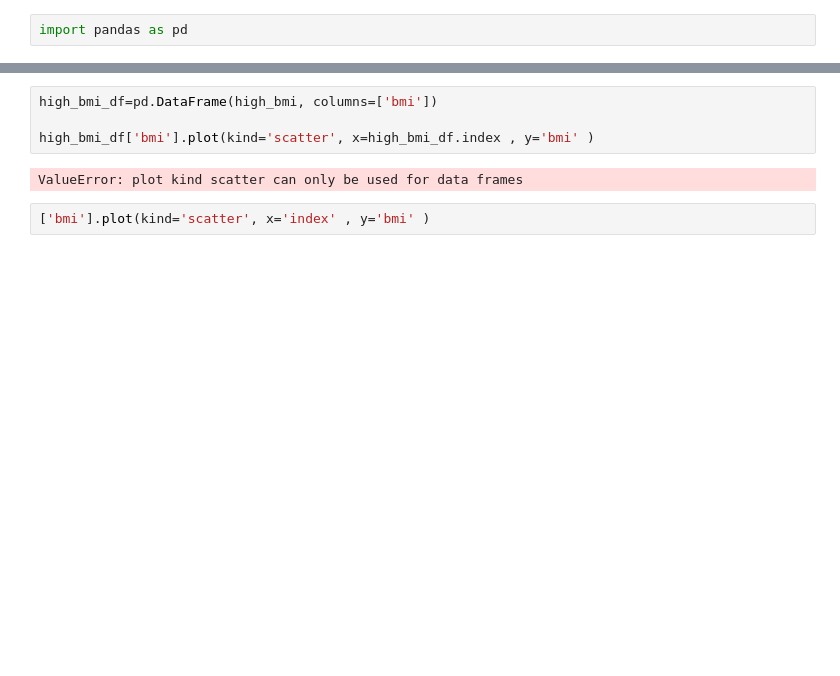
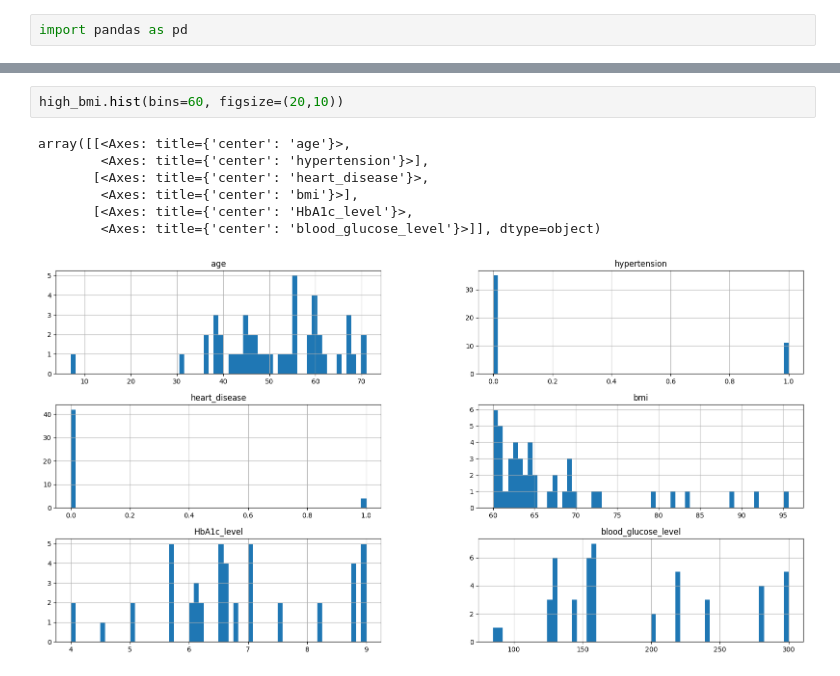
Before and after one commit to P-M-Manmohan/Data-analysis, a Jupyter notebook: analysis.ipynb, the cells around one changed output, grey strips where cells are left out. Drawn from its saved outputs; the diff is of its cells as text; blank space fills up the shorter version.

```diff
--- a/analysis.ipynb
+++ b/analysis.ipynb
@@ -107,8 +151,10 @@ high_bmi
-# %%
-high_bmi_df=pd.DataFrame(high_bmi, columns=['bmi'])
-
-high_bmi_df['bmi'].plot(kind='scatter', x=high_bmi_df.index , y='bmi' )
-# %% [output]
-ValueError: plot kind scatter can only be used for data frames
-# %%
-['bmi'].plot(kind='scatter', x='index' , y='bmi' )
+# %%
+high_bmi.hist(bins=60, figsize=(20,10))
+# %% [output]
+array([[<Axes: title={'center': 'age'}>,
+        <Axes: title={'center': 'hypertension'}>],
+       [<Axes: title={'center': 'heart_disease'}>,
+        <Axes: title={'center': 'bmi'}>],
+       [<Axes: title={'center': 'HbA1c_level'}>,
+        <Axes: title={'center': 'blood_glucose_level'}>]], dtype=object)
+[figure, added]
```
Also changed, not shown: parts of 26 cells of this notebook.
